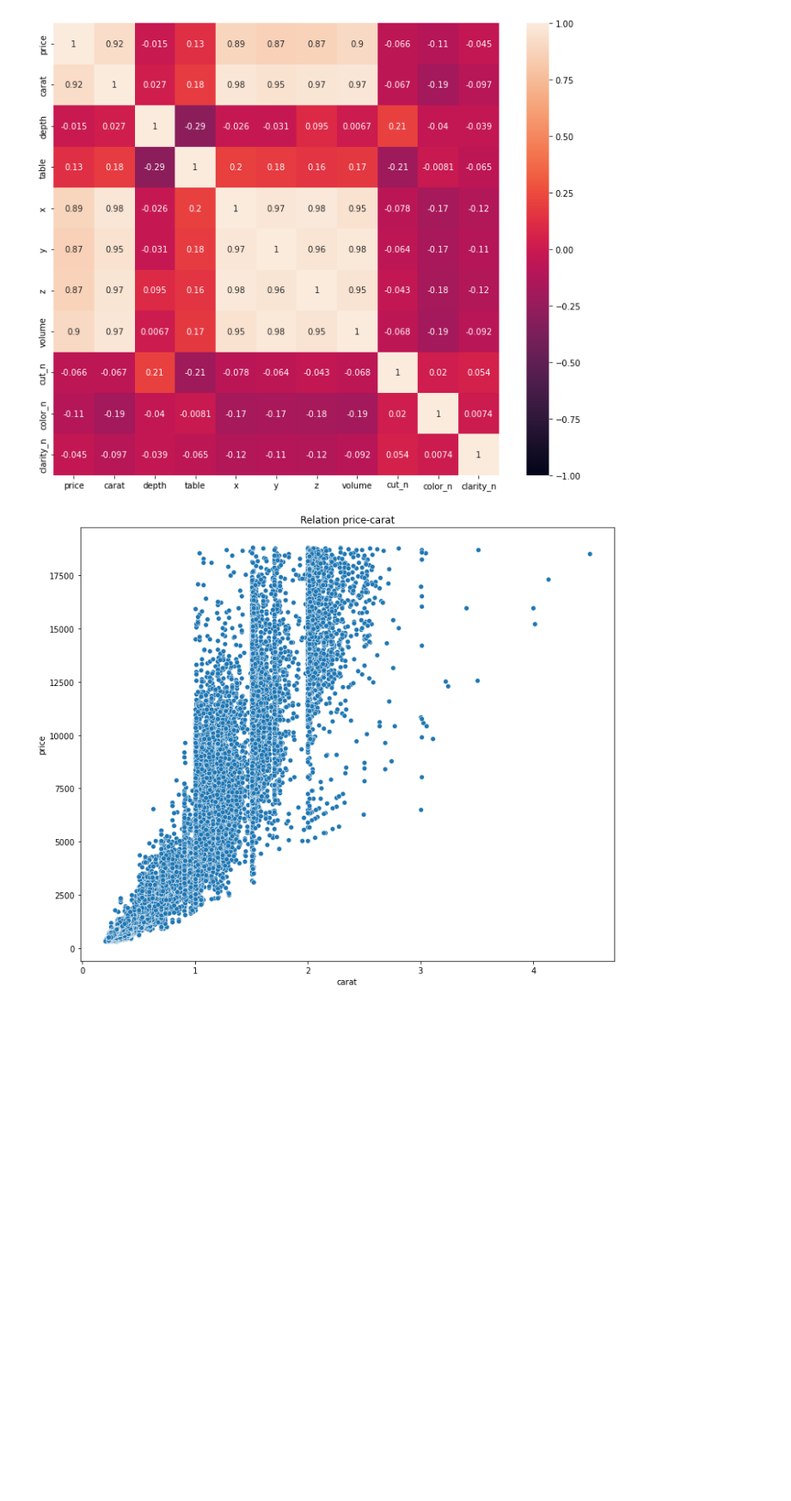
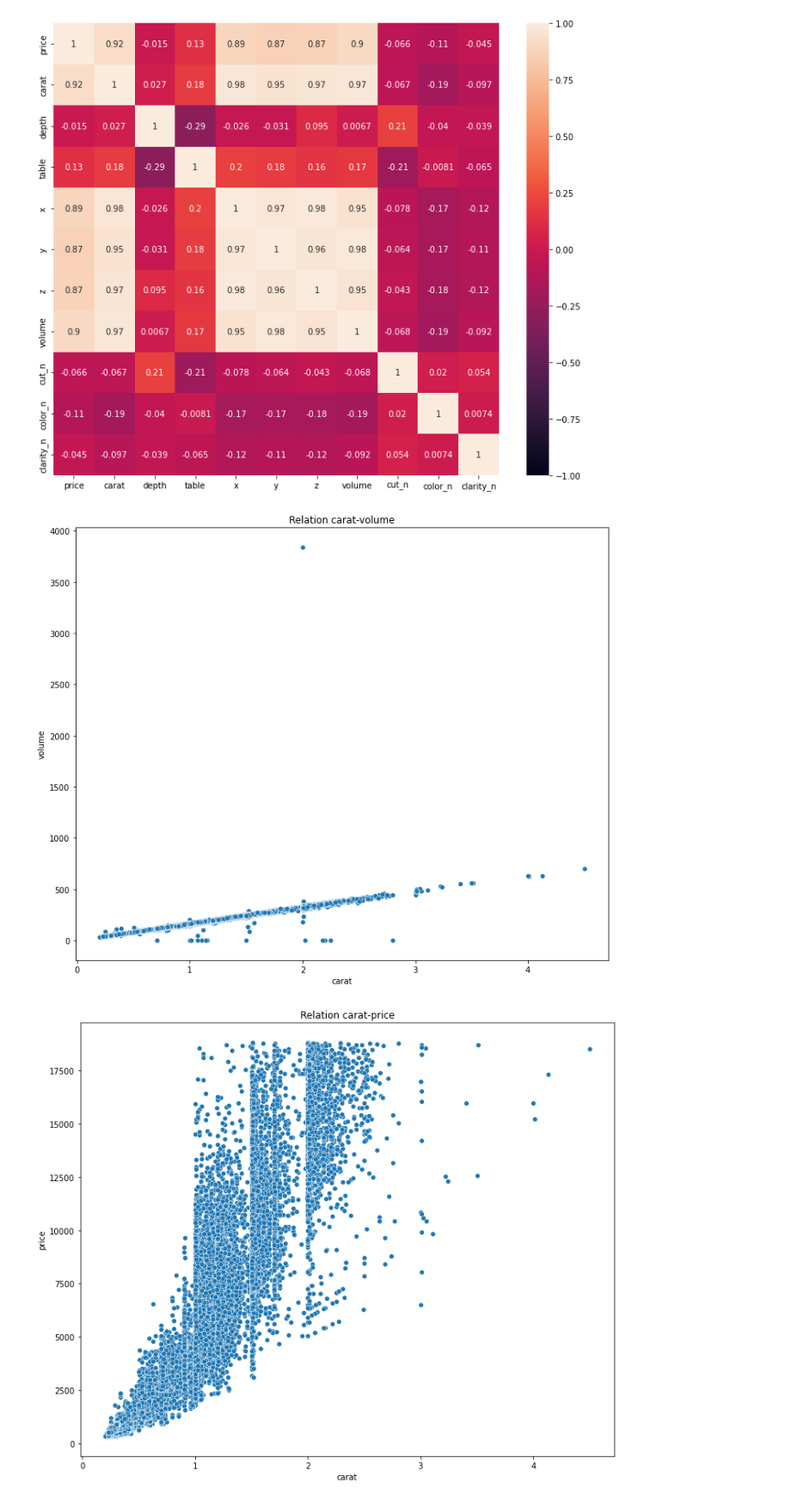
Before and after one commit to elvestevez/challenges, a Jupyter notebook: diamonds/diamonds_analysis.ipynb, the cells around one changed output. Shown at 86% size. Cells and saved outputs as stored; diff of their text form; code cells hidden in the pictures; blank space fills up the shorter version.

Commit message:
complete diamonds

```diff
--- a/diamonds/diamonds_analysis.ipynb
+++ b/diamonds/diamonds_analysis.ipynb
@@ -224,6 +302,14 @@ ax = sns.heatmap(diamonds.corr(),
                  annot=True)
 # %% [output]
 [figure]
+# %%
+# volume, carat
+fig, ax = plt.subplots(figsize=(12, 10))
+ax = sns.scatterplot(data=diamonds,
+                     x='carat',
+                     y='volume').set(title='Relation carat-volume')
+# %% [output]
+[figure, added]
 # %%
 # price, carat
 fig, ax = plt.subplots(figsize=(12, 10))
```
Also changed, not shown: parts of 29 cells of this notebook.
